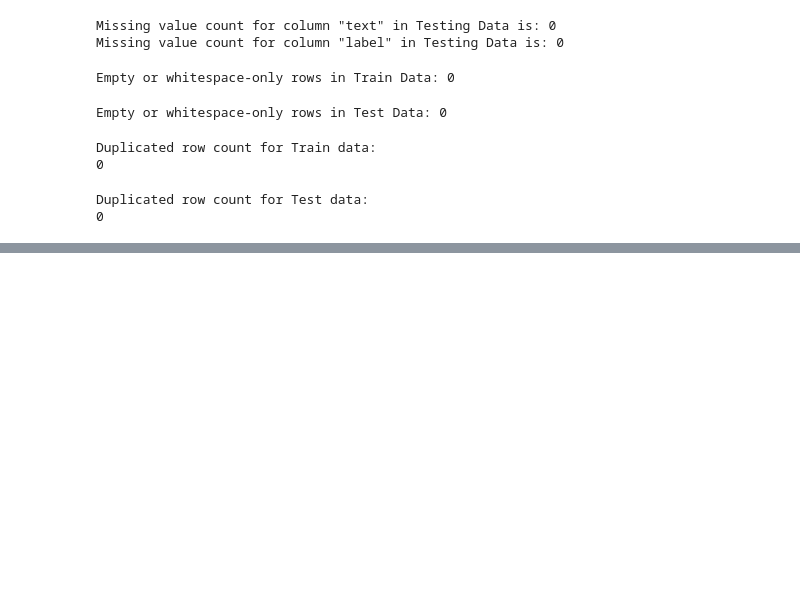
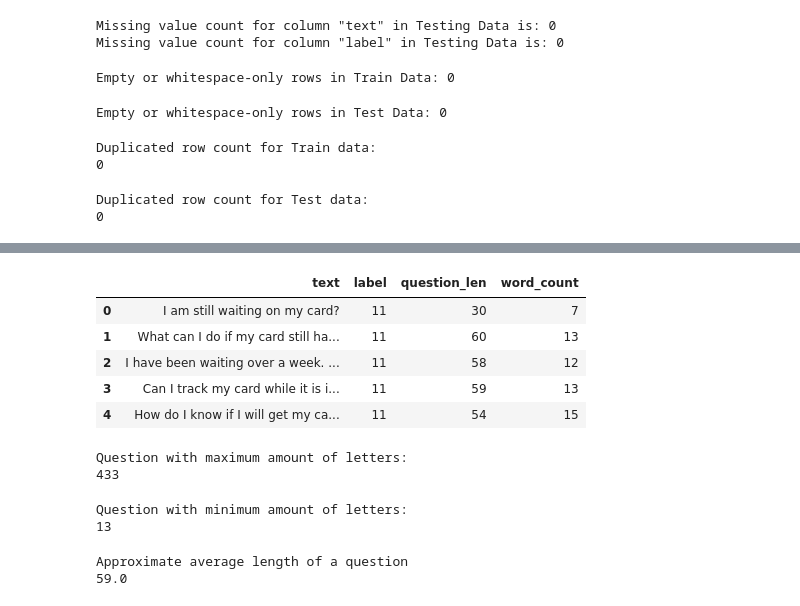
Before and after one commit to say-ahmedi/DS_PROJECTS, a Jupyter notebook: 09_nlp/projects/banking_intent_classifier/notebooks/01_banking77.ipynb, the cells around one changed output, grey strips where cells are left out. Cells and saved outputs as stored; diff of their text form; code cells hidden in the pictures; blank space fills up the shorter version.

```diff
--- a/09_nlp/projects/banking_intent_classifier/notebooks/01_banking77.ipynb
+++ b/09_nlp/projects/banking_intent_classifier/notebooks/01_banking77.ipynb
@@ -168,0 +245,31 @@ Duplicated row count for Test data:
+# %%
+X['question_len'] = X['text'].str.len()
+# %%
+X['word_count'] = X['text'].str.split().apply(len)
+# %%
+X.head()
+# %% [output]
+|  | text | label | question_len | word_count |
+| 0 | I am still waiting on my card? | 11 | 30 | 7 |
+| 1 | What can I do if my card still ha... | 11 | 60 | 13 |
+| 2 | I have been waiting over a week. ... | 11 | 58 | 12 |
+| 3 | Can I track my card while it is i... | 11 | 59 | 13 |
+| 4 | How do I know if I will get my ca... | 11 | 54 | 15 |
+# %%
+print('Question with maximum amount of letters:')
+print(X['question_len'].max())
+# %% [output]
+Question with maximum amount of letters:
+433
+# %%
+print('Question with minimum amount of letters:')
+print(X['question_len'].min())
+# %% [output]
+Question with minimum amount of letters:
+13
+# %%
+print('Approximate average length of a question')
+print(X['question_len'].mean().round(0))
+# %% [output]
+Approximate average length of a question
+59.0
```
Also changed, not shown: parts of 8 cells of this notebook.
